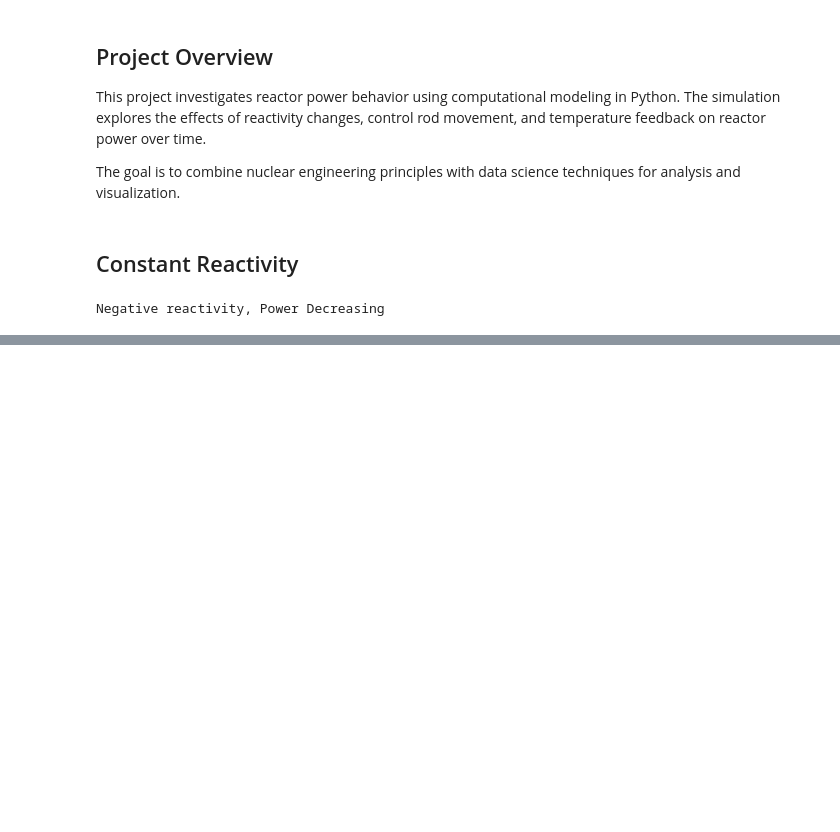
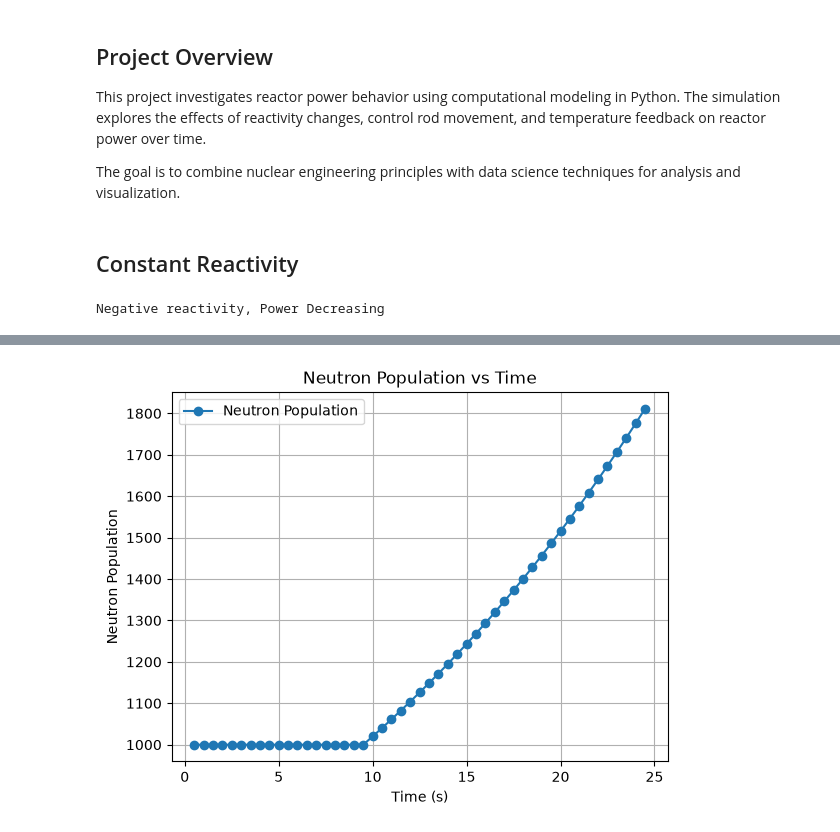
Before and after one commit to imfavour6/reactor-power-simulation, a Jupyter notebook: notebooks/reactor-sim.ipynb, the cells around one changed output, grey strips where cells are left out. Drawn from its saved outputs; the diff is of its cells as text; code cells hidden in the pictures; blank space fills up the shorter version.

```diff
--- a/notebooks/reactor-sim.ipynb
+++ b/notebooks/reactor-sim.ipynb
@@ -104,0 +113,27 @@ plt.savefig("../images/neutron_population.png", dpi=300, bbox_inches="tight")
+# %%
+# Initial number of neutrons in the reactor
+neutrons = 1000
+
+# Time settings
+dt = 0.5
+number_of_steps = 50
+
+#Create lists to store the history of neutrons and time
+neutron_history = []
+reactivity_history = []
+time_history = []
+
+#Time loop to simulate the change in neutrons over time
+for step in range(1, number_of_steps):
+    time = step * dt
+    if time < 10:
+        reactivity = 0
+    else:
+        reactivity = 0.02
+    change_in_neutrons = neutrons * reactivity
+    new_neutrons = neutrons + change_in_neutrons
+    neutrons = new_neutrons
+    neutron_history.append(neutrons)
+    reactivity_history.append(reactivity)
+    time_history.append(time)
+    print ('Time:', time, 'Reactivity:', reactivity, 'Neutrons:', neutrons)
@@ -104,0 +158,4 @@ plt.savefig("../images/neutron_population.png", dpi=300, bbox_inches="tight")
+# %%
+import pandas as pd
+df = pd.DataFrame({'Time(s)': time_history, 'Reactivity': reactivity_history, 'Neutron Population': neutron_history})
+df.head(30)
@@ -104,0 +180,15 @@ plt.savefig("../images/neutron_population.png", dpi=300, bbox_inches="tight")
+# %%
+import matplotlib.pyplot as plt
+
+plt.plot(df['Time(s)'], df['Neutron Population'], marker="o")  # Plot the neutron population against time
+
+plt.xlabel('Time (s)')  # Label the x-axis as 'Time (s)'
+plt.ylabel('Neutron Population')  # Label the y-axis as 'Neutron Population'
+
+plt.title('Neutron Population vs Time')  # Set the title of the plot
+plt.grid()  # Enable grid lines on the plot
+plt.legend(['Neutron Population'])
+
+plt.show()  # Display the plot
+# %% [output]
+[figure, added]
```
Also changed, not shown: parts of 7 cells of this notebook, 3 other files.
